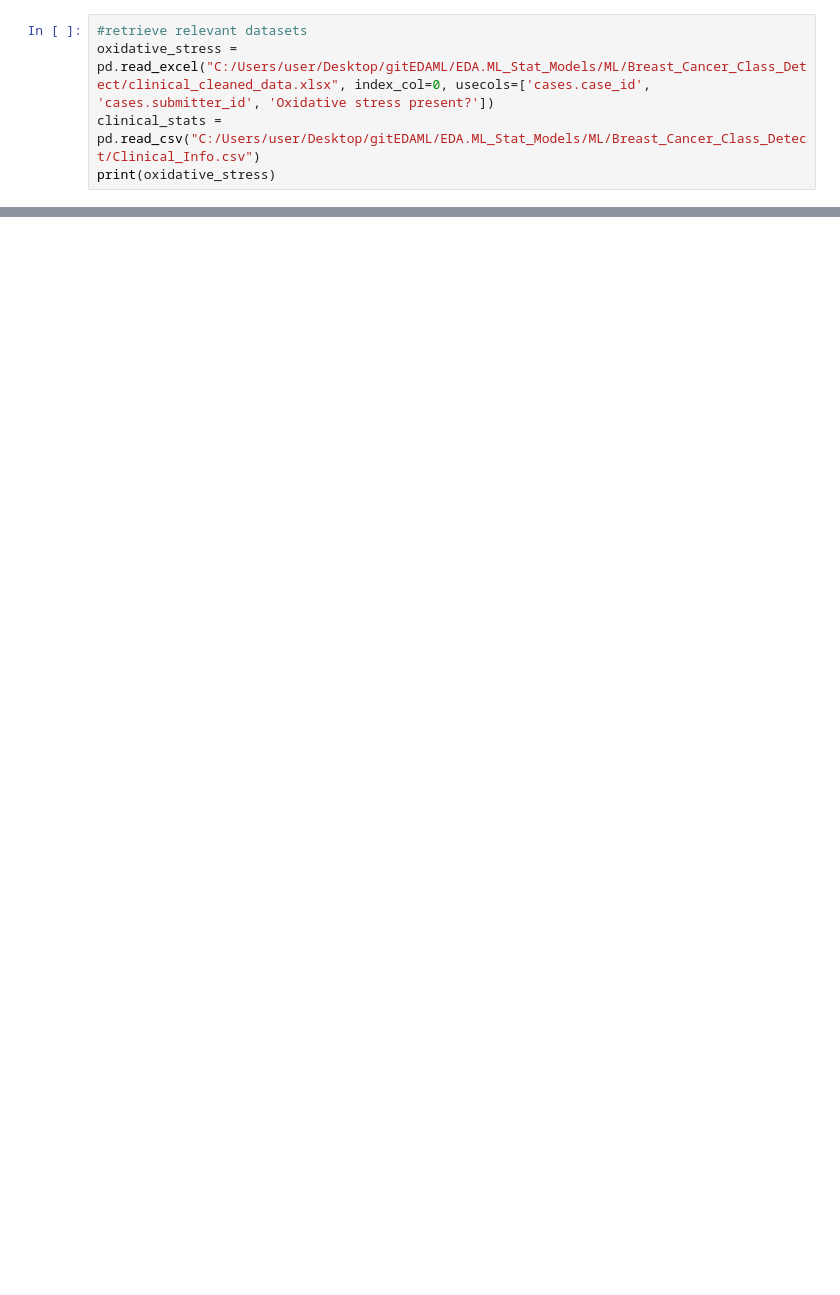
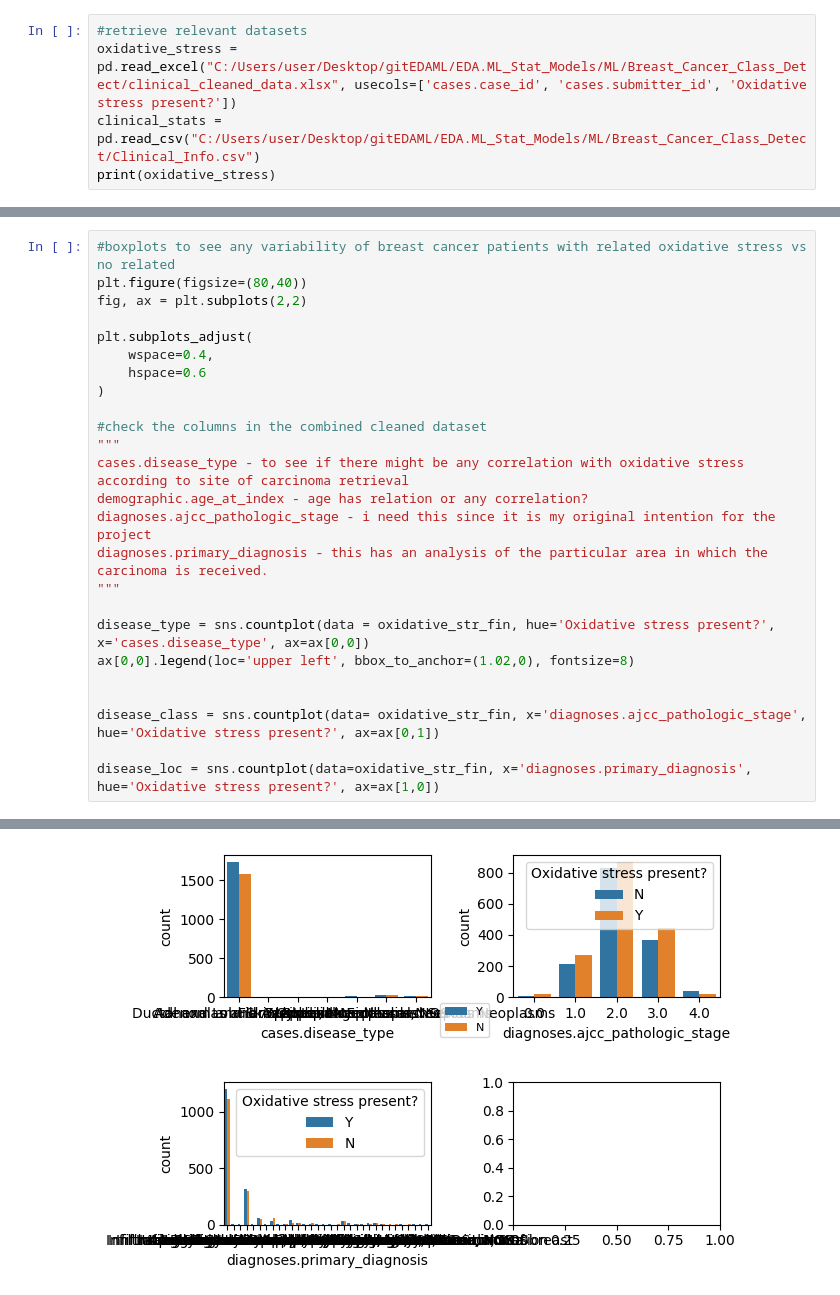
Before and after one commit to Ryan-afk-07/EDA.ML_Stat_Models, a Jupyter notebook: ML/Breast_Cancer_Class_Detect/oxidative_stress.ipynb, the cells around one changed output, grey strips where cells are left out. Drawn from its saved outputs; the diff is of its cells as text; blank space fills up the shorter version.

```diff
--- a/ML/Breast_Cancer_Class_Detect/oxidative_stress.ipynb
+++ b/ML/Breast_Cancer_Class_Detect/oxidative_stress.ipynb
@@ -9,5 +10,5 @@ from sklearn.neural_network import MLPClassifier
 # %%
 #retrieve relevant datasets
-oxidative_stress = pd.read_excel("C:/Users/user/Desktop/gitEDAML/EDA.ML_Stat_Models/ML/Breast_Cancer_Class_Detect/clinical_cleaned_data.xlsx", index_col=0, usecols=['cases.case_id', 'cases.submitter_id', 'Oxidative stress present?'])
+oxidative_stress = pd.read_excel("C:/Users/user/Desktop/gitEDAML/EDA.ML_Stat_Models/ML/Breast_Cancer_Class_Detect/clinical_cleaned_data.xlsx", usecols=['cases.case_id', 'cases.submitter_id', 'Oxidative stress present?'])
 clinical_stats = pd.read_csv("C:/Users/user/Desktop/gitEDAML/EDA.ML_Stat_Models/ML/Breast_Cancer_Class_Detect/Clinical_Info.csv")
 print(oxidative_stress)
@@ -35,0 +54,26 @@ oxidative_stress_clean = oxidative_stress_na.drop_duplicates(subset=['cases.case
+# %%
+#boxplots to see any variability of breast cancer patients with related oxidative stress vs no related
+plt.figure(figsize=(80,40))
+fig, ax = plt.subplots(2,2)
+
+plt.subplots_adjust(
+    wspace=0.4,
+    hspace=0.6
+)
+
+#check the columns in the combined cleaned dataset
+"""
+cases.disease_type - to see if there might be any correlation with oxidative stress according to site of carcinoma retrieval
+demographic.age_at_index - age has relation or any correlation?
+diagnoses.ajcc_pathologic_stage - i need this since it is my original intention for the project
+diagnoses.primary_diagnosis - this has an analysis of the particular area in which the carcinoma is received.
+"""
+
+disease_type = sns.countplot(data = oxidative_str_fin, hue='Oxidative stress present?', x='cases.disease_type', ax=ax[0,0])
+ax[0,0].legend(loc='upper left', bbox_to_anchor=(1.02,0), fontsize=8)
+
+
+disease_class = sns.countplot(data= oxidative_str_fin, x='diagnoses.ajcc_pathologic_stage', hue='Oxidative stress present?', ax=ax[0,1])
+
+disease_loc = sns.countplot(data=oxidative_str_fin, x='diagnoses.primary_diagnosis', hue='Oxidative stress present?', ax=ax[1,0])
+# %% [output]
@@ -35,0 +81 @@ oxidative_stress_clean = oxidative_stress_na.drop_duplicates(subset=['cases.case
+[figure, added]
```
Also changed, not shown: parts of 5 cells of this notebook.
